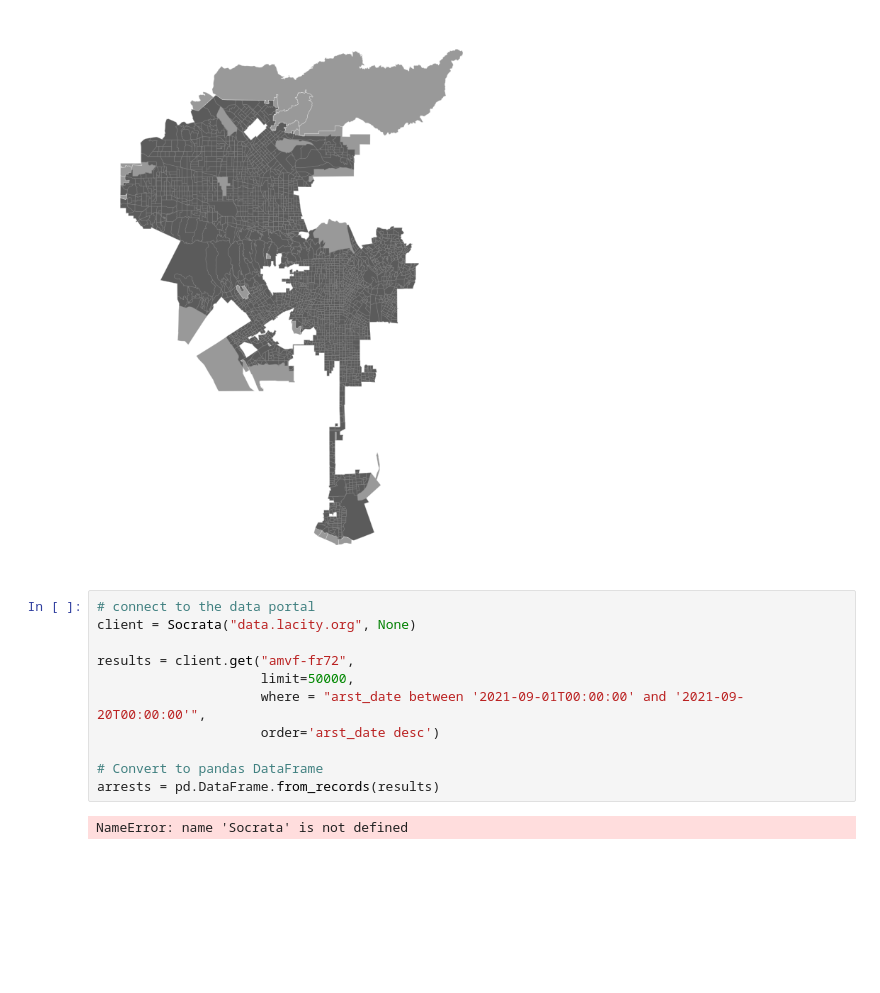
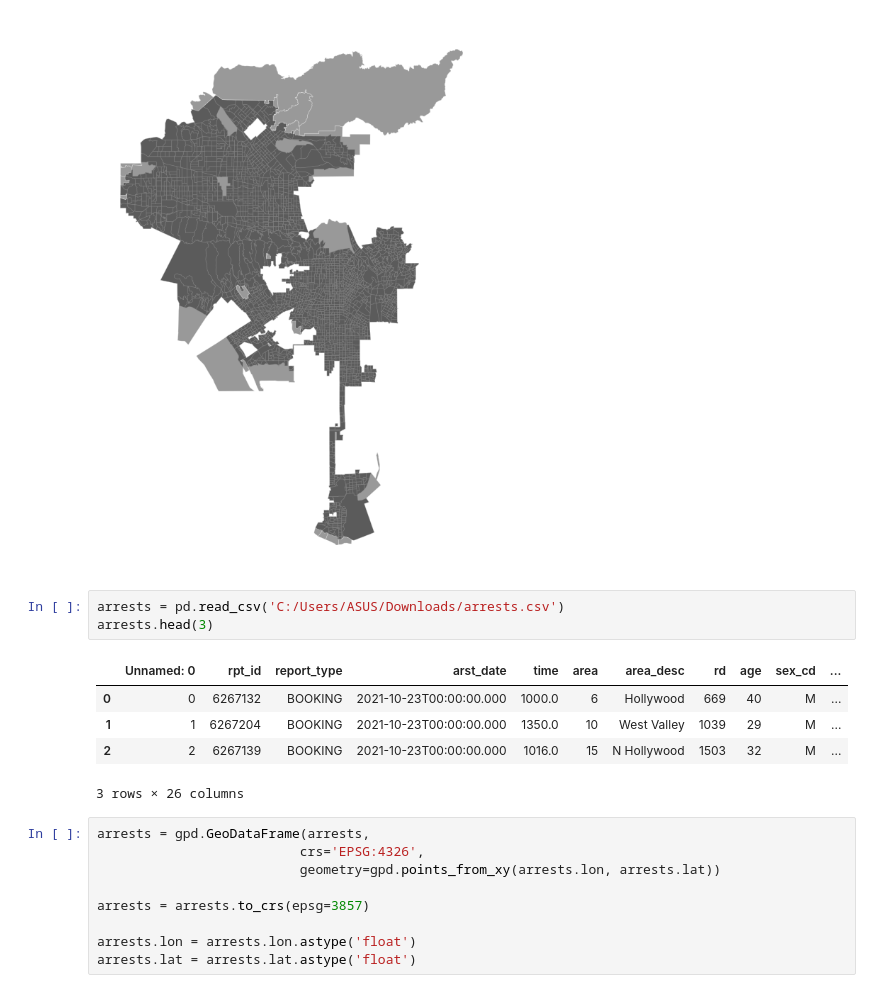
Before and after one commit to babakbadakhshan/Los-Angeles-arrest, a Jupyter notebook: SpatialAutocorrelation.ipynb, the cells around one changed output. Drawn from its saved outputs; the diff is of its cells as text; blank space fills up the shorter version.

```diff
--- a/SpatialAutocorrelation.ipynb
+++ b/SpatialAutocorrelation.ipynb
@@ -85,16 +85,21 @@ ctx.add_basemap(ax, source=contextily.providers.CartoDB.Position)
 # %% [output]
 AttributeError: module 'contextily' has no attribute 'add_basemap'
 [figure]
-# %%
-# connect to the data portal
-client = Socrata("data.lacity.org", None)
-
-results = client.get("amvf-fr72",
-                     limit=50000,
-                     where = "arst_date between '2021-09-01T00:00:00' and '2021-09-20T00:00:00'",
-                     order='arst_date desc')
-
-# Convert to pandas DataFrame
-arrests = pd.DataFrame.from_records(results)
-# %% [output]
-NameError: name 'Socrata' is not defined
+# %%
+arrests = pd.read_csv('C:/Users/ASUS/Downloads/arrests.csv')
+arrests.head(3)
+# %% [output]
+|  | Unnamed: 0 | rpt_id | report_type | arst_date | time | area | area_desc | rd | age | sex_cd | ... |
+| 0 | 0 | 6267132 | BOOKING | 2021-10-23T00:00:00.000 | 1000.0 | 6 | Hollywood | 669 | 40 | M | ... |
+| 1 | 1 | 6267204 | BOOKING | 2021-10-23T00:00:00.000 | 1350.0 | 10 | West Valley | 1039 | 29 | M | ... |
+| 2 | 2 | 6267139 | BOOKING | 2021-10-23T00:00:00.000 | 1016.0 | 15 | N Hollywood | 1503 | 32 | M | ... |
+3 rows × 26 columns
+# %%
+arrests = gpd.GeoDataFrame(arrests,
+                          crs='EPSG:4326',
+                          geometry=gpd.points_from_xy(arrests.lon, arrests.lat))
+
+arrests = arrests.to_crs(epsg=3857)
+
+arrests.lon = arrests.lon.astype('float')
+arrests.lat = arrests.lat.astype('float')
```
Also changed, not shown: parts of 4 cells of this notebook.
